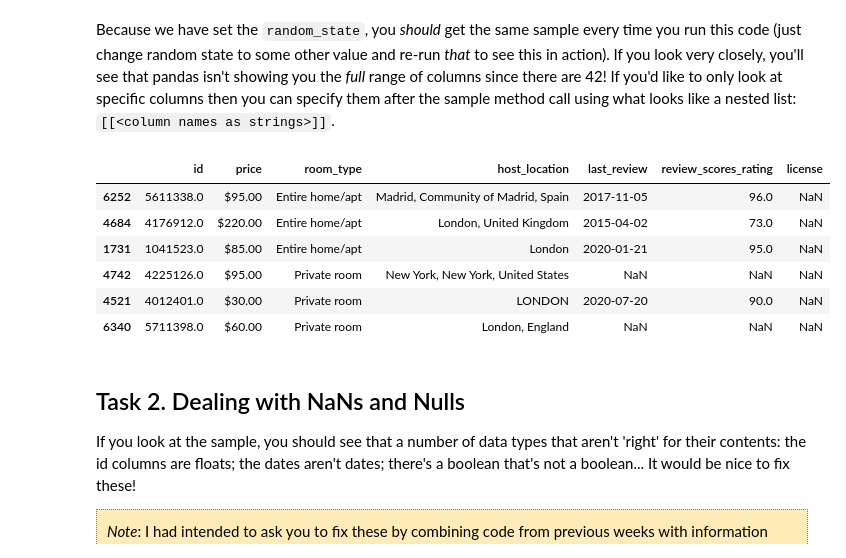
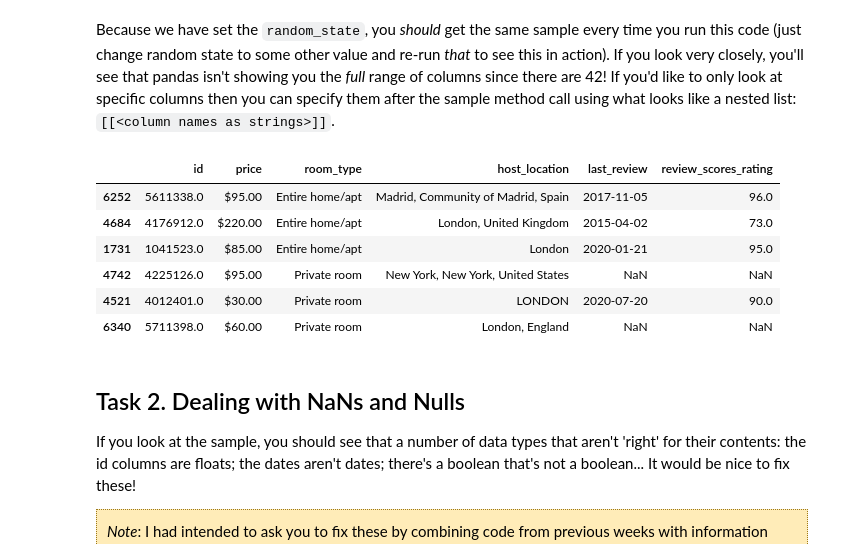
Before and after one commit to neneninja97/i2p, a Jupyter notebook: Practical-05-Numeric_Data.ipynb, the cells around one changed output. Drawn from its saved outputs; the diff is of its cells as text; code cells hidden in the pictures.

```diff
--- a/Practical-05-Numeric_Data.ipynb
+++ b/Practical-05-Numeric_Data.ipynb
@@ -158,15 +136,15 @@ df.sample(6, random_state=42)
 # %% [markdown]
 Because we have set the `random_state`, you _should_ get the same sample every time you run this code (just change random state to some other value and re-run _that_ to see this in action). If you look very closely, you'll see that pandas isn't showing you the _full_ range of columns since there are 42! If you'd like to only look at specific columns then you can specify them after the sample method call using what looks like a nested list: `[[<column names as strings>]]`.
 # %%
-df.sample(6, random_state=42)[['id', 'price', 'room_type', 'host_location', 'last_review', 'review_scores_rating', 'license']]
+df.sample(6, random_state=42)[['id', 'price', 'room_type', 'host_location', 'last_review', 'review_scores_rating']]
 # %% [output]
-|  | id | price | room_type | host_location | last_review | review_scores_rating | license |
-| 6252 | 5611338.0 | $95.00 | Entire home/apt | Madrid, Community of Madrid, Spain | 2017-11-05 | 96.0 | NaN |
-| 4684 | 4176912.0 | $220.00 | Entire home/apt | London, United Kingdom | 2015-04-02 | 73.0 | NaN |
-| 1731 | 1041523.0 | $85.00 | Entire home/apt | London | 2020-01-21 | 95.0 | NaN |
-| 4742 | 4225126.0 | $95.00 | Private room | New York, New York, United States | NaN | NaN | NaN |
-| 4521 | 4012401.0 | $30.00 | Private room | LONDON | 2020-07-20 | 90.0 | NaN |
-| 6340 | 5711398.0 | $60.00 | Private room | London, England | NaN | NaN | NaN |
+|  | id | price | room_type | host_location | last_review | review_scores_rating |
+| 6252 | 5611338.0 | $95.00 | Entire home/apt | Madrid, Community of Madrid, Spain | 2017-11-05 | 96.0 |
+| 4684 | 4176912.0 | $220.00 | Entire home/apt | London, United Kingdom | 2015-04-02 | 73.0 |
+| 1731 | 1041523.0 | $85.00 | Entire home/apt | London | 2020-01-21 | 95.0 |
+| 4742 | 4225126.0 | $95.00 | Private room | New York, New York, United States | NaN | NaN |
+| 4521 | 4012401.0 | $30.00 | Private room | LONDON | 2020-07-20 | 90.0 |
+| 6340 | 5711398.0 | $60.00 | Private room | London, England | NaN | NaN |
 # %% [markdown]
 ## Task 2. Dealing with NaNs and Nulls
 
```
Also changed, not shown: parts of 12 cells of this notebook.
